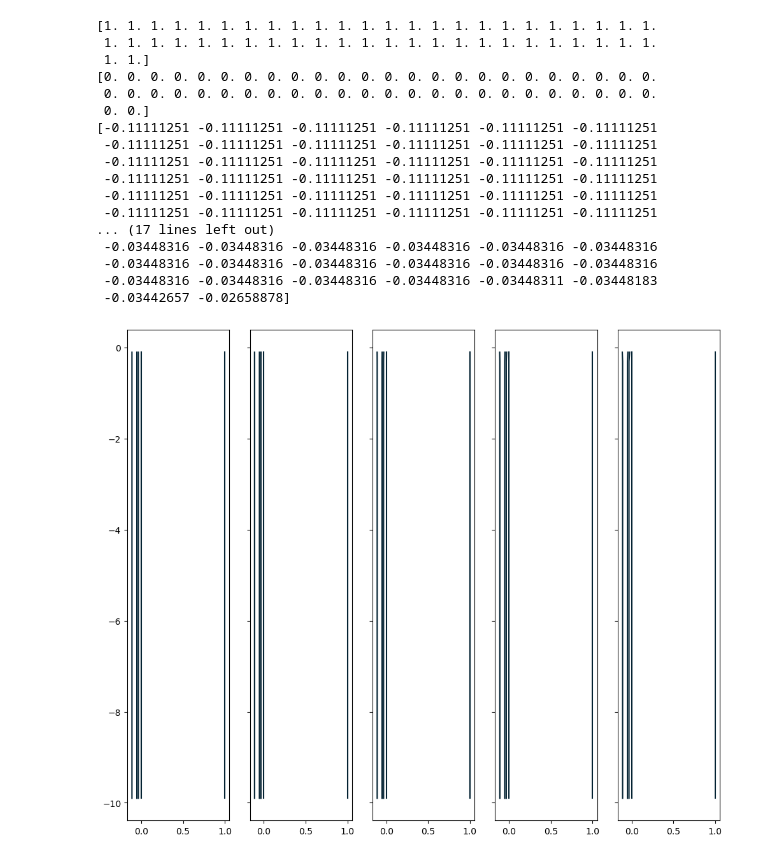
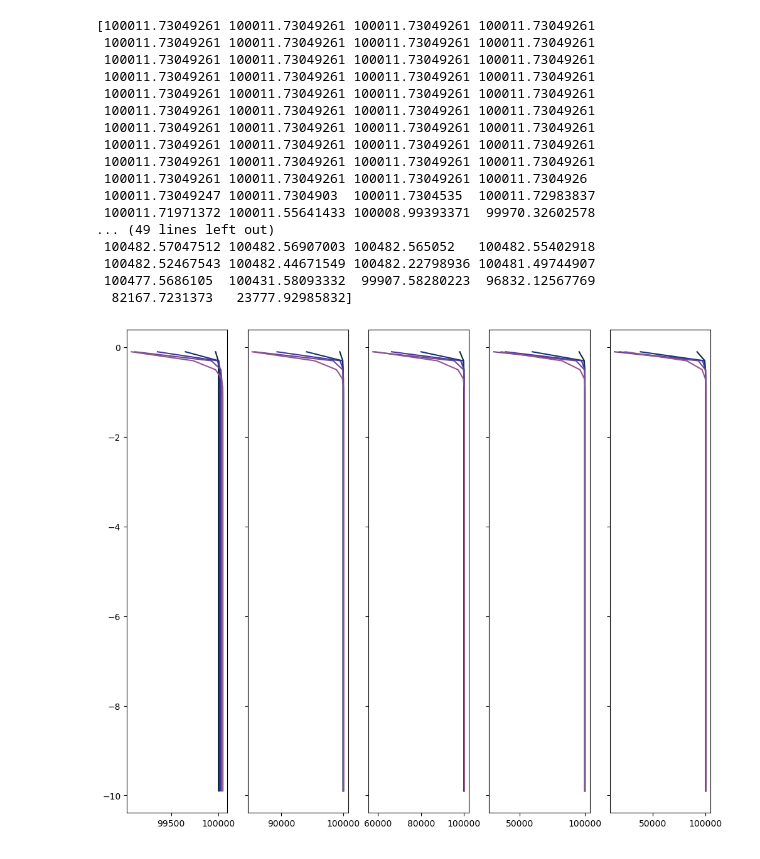
Before and after one commit to sienna-white/enkf_sediment, a Jupyter notebook: plot_sediment.ipynb, the cells around one changed output. Cells and saved outputs as stored; diff of their text form; code cells hidden in the pictures.

```diff
--- a/plot_sediment.ipynb
+++ b/plot_sediment.ipynb
@@ -36,31 +36,31 @@ To opt-in to future behavior, set `decode_timedelta=False`.
 # %%
 
 fig, axs = plt.subplots(nrows=1, ncols=5, figsize=(12, 10), sharex=False, sharey=True)
 axs = axs.flatten()
 
-for t in range(0, 5, 1): #nt, nt//20):
+for t in range(3, 100, 20): #nt, nt//20):
     for i in range(5):
         # var = ds.Kz.isel(time=12)
         var = ds.ssc.isel(time=t).isel(Ds=i)
         axs[i].plot(var, -ds.z, color=cmo.cm.thermal(t/nt))
         # axs[i].plot(ds.ssc.isel(time=400).isel(Ds=i), ds.z)
     print(var.values)
 # %% [output]
-[1. 1. 1. 1. 1. 1. 1. 1. 1. 1. 1. 1. 1. 1. 1. 1. 1. 1. 1. 1. 1. 1. 1. 1.
- 1. 1. 1. 1. 1. 1. 1. 1. 1. 1. 1. 1. 1. 1. 1. 1. 1. 1. 1. 1. 1. 1. 1. 1.
- 1. 1.]
-[0. 0. 0. 0. 0. 0. 0. 0. 0. 0. 0. 0. 0. 0. 0. 0. 0. 0. 0. 0. 0. 0. 0. 0.
- 0. 0. 0. 0. 0. 0. 0. 0. 0. 0. 0. 0. 0. 0. 0. 0. 0. 0. 0. 0. 0. 0. 0. 0.
- 0. 0.]
-[-0.11111251 -0.11111251 -0.11111251 -0.11111251 -0.11111251 -0.11111251
- -0.11111251 -0.11111251 -0.11111251 -0.11111251 -0.11111251 -0.11111251
- -0.11111251 -0.11111251 -0.11111251 -0.11111251 -0.11111251 -0.11111251
- -0.11111251 -0.11111251 -0.11111251 -0.11111251 -0.11111251 -0.11111251
- -0.11111251 -0.11111251 -0.11111251 -0.11111251 -0.11111251 -0.11111251
- -0.11111251 -0.11111251 -0.11111251 -0.11111251 -0.11111251 -0.11111251
-... (17 lines left out)
- -0.03448316 -0.03448316 -0.03448316 -0.03448316 -0.03448316 -0.03448316
- -0.03448316 -0.03448316 -0.03448316 -0.03448316 -0.03448316 -0.03448316
- -0.03448316 -0.03448316 -0.03448316 -0.03448316 -0.03448311 -0.03448183
- -0.03442657 -0.02658878]
+[100011.73049261 100011.73049261 100011.73049261 100011.73049261
+ 100011.73049261 100011.73049261 100011.73049261 100011.73049261
+ 100011.73049261 100011.73049261 100011.73049261 100011.73049261
+ 100011.73049261 100011.73049261 100011.73049261 100011.73049261
+ 100011.73049261 100011.73049261 100011.73049261 100011.73049261
+ 100011.73049261 100011.73049261 100011.73049261 100011.73049261
+ 100011.73049261 100011.73049261 100011.73049261 100011.73049261
+ 100011.73049261 100011.73049261 100011.73049261 100011.73049261
+ 100011.73049261 100011.73049261 100011.73049261 100011.73049261
+ 100011.73049261 100011.73049261 100011.73049261 100011.7304926
+ 100011.73049247 100011.7304903  100011.7304535  100011.72983837
+ 100011.71971372 100011.55641433 100008.99393371  99970.32602578
+... (49 lines left out)
+ 100482.57047512 100482.56907003 100482.565052   100482.55402918
+ 100482.52467543 100482.44671549 100482.22798936 100481.49744907
+ 100477.5686105  100431.58093332  99907.58280223  96832.12567769
+  82167.7231373   23777.92985832]
-[figure, old version]
+[figure, new version]
```
Also changed, not shown: parts of 1 cell of this notebook, 4 other files.
